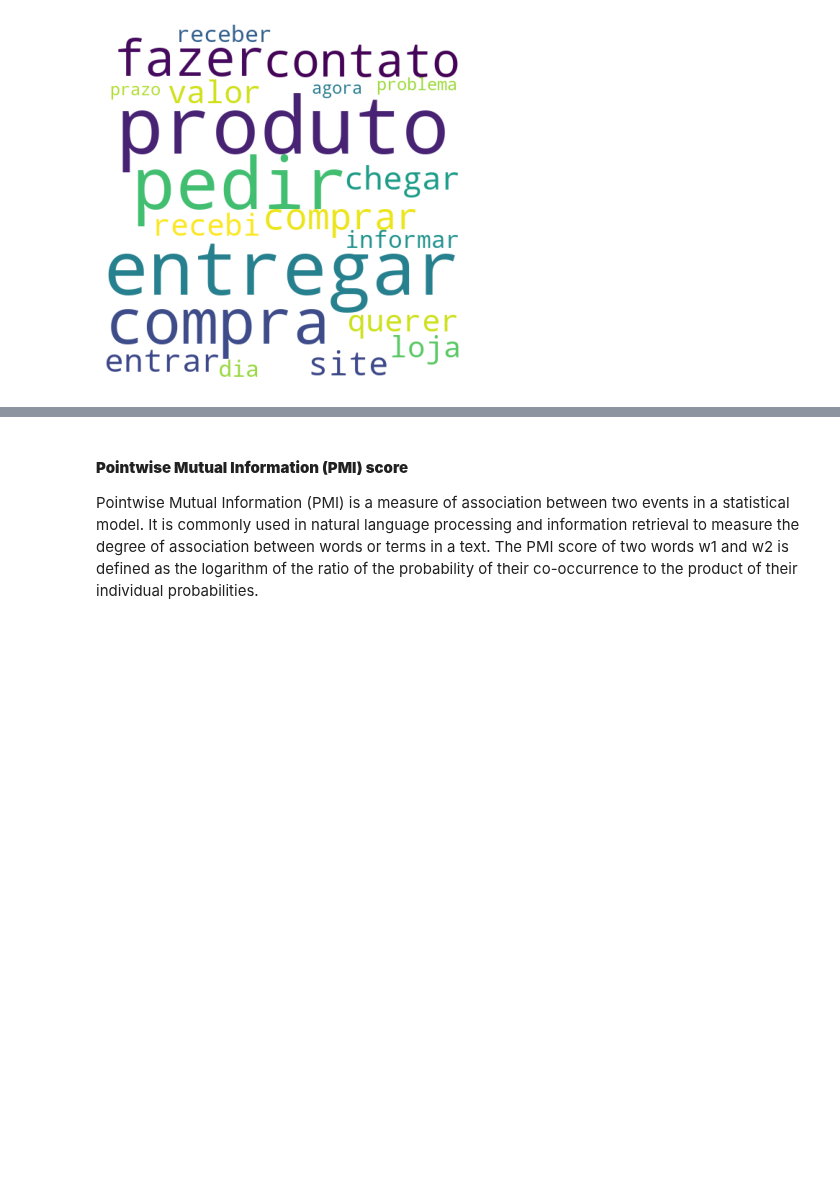
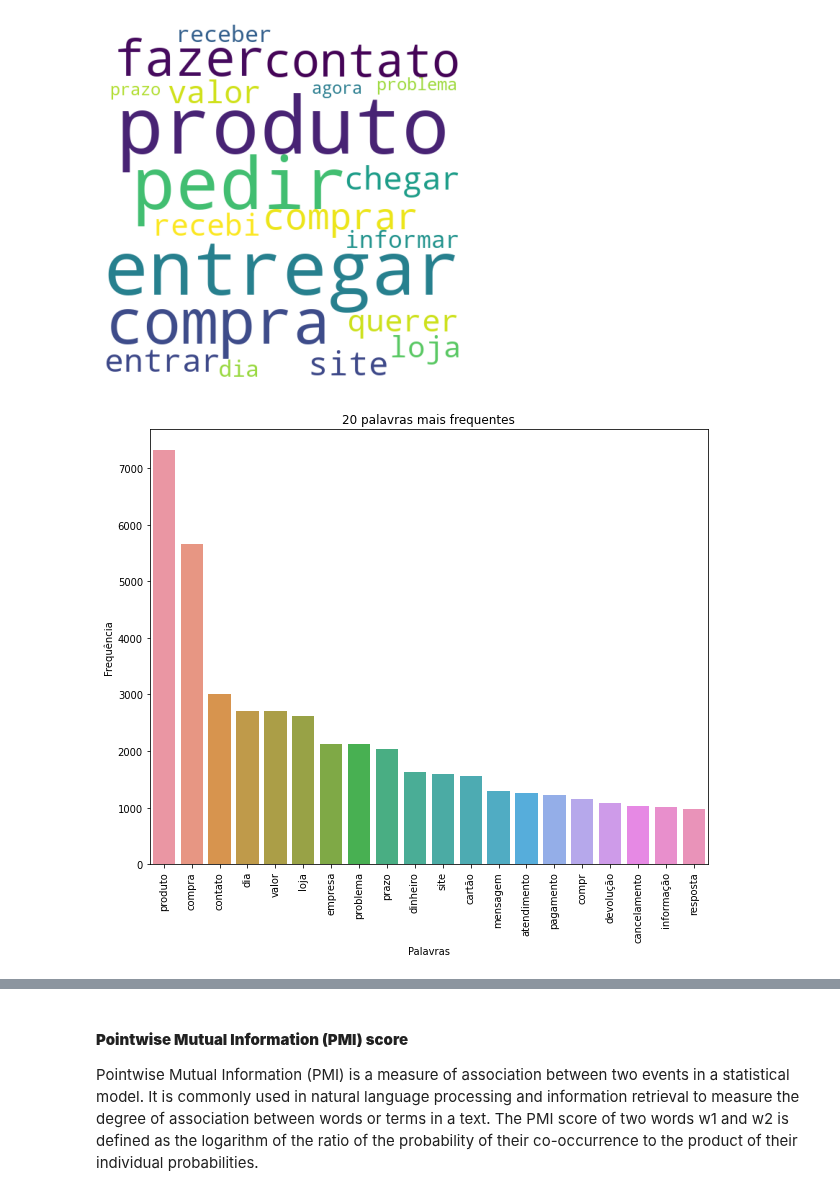
Before and after one commit to mathewsrc/Topic-Modeling-Reclame-Aqui, a Jupyter notebook: preprocessing.ipynb, the cells around one changed output, grey strips where cells are left out. Drawn from its saved outputs; the diff is of its cells as text; code cells hidden in the pictures; blank space fills up the shorter version.

```diff
--- a/preprocessing.ipynb
+++ b/preprocessing.ipynb
@@ -413,5 +402,5 @@ Shape after remove duplicates: (10510, 2)
 # %%
-df = pd.read_csv(os.path.join(WORK_DIR, f'preprocessed_{DATASET_VERSION}.csv'))
+df = pd.read_csv(os.path.join(WORK_DIR, f'processed_{DATASET_VERSION}.csv'))
 # %%
 df.head()
 # %% [output]
@@ -497,0 +490,4 @@ plot_frequency_wordcloud(df, 'documents',  f'preprocessed_wordcloud_{DATASET_VER
+# %%
+plot_frequency_barchart(df, 'documents_nouns', f'processed_v1_noun_frequency_{DATASET_VERSION}')
+# %% [output]
+[figure, added]
```
Also changed, not shown: parts of 38 cells of this notebook.
